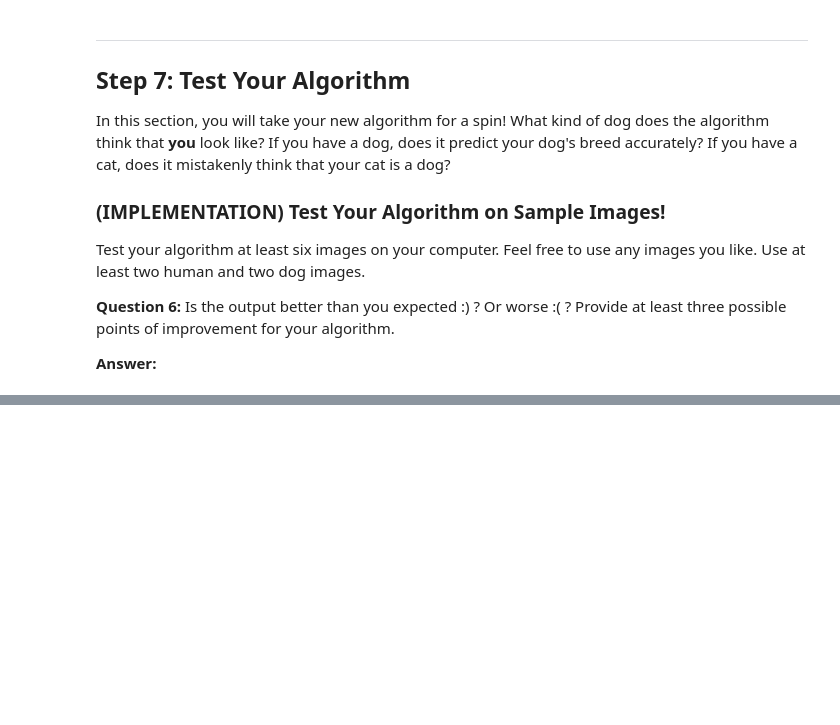
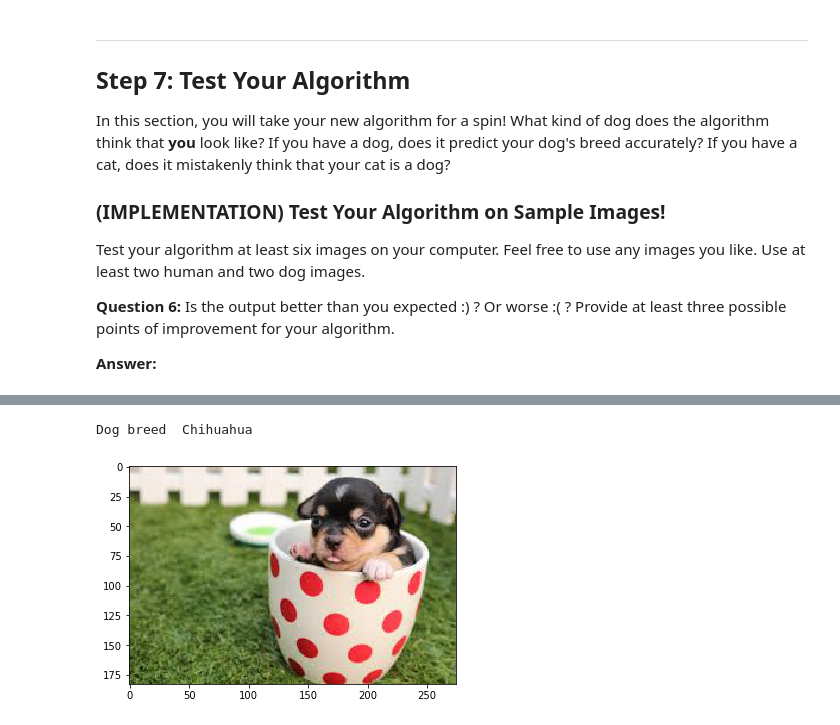
Before and after one commit to raagpa/dog_project, a Jupyter notebook: dog_app.ipynb, the cells around one changed output, grey strips where cells are left out. Drawn from its saved outputs; the diff is of its cells as text; code cells hidden in the pictures; blank space fills up the shorter version.

```diff
--- a/dog_app.ipynb
+++ b/dog_app.ipynb
@@ -585,0 +785,6 @@ __Answer:__
+# %%
+plt.imshow(plt.imread('dog2.jpeg'))
+predict_dog_breed('dog2.jpeg')
+# %% [output]
+Dog breed  Chihuahua
+[figure, added]
```
Also changed, not shown: parts of 31 cells of this notebook, 8 other files.
